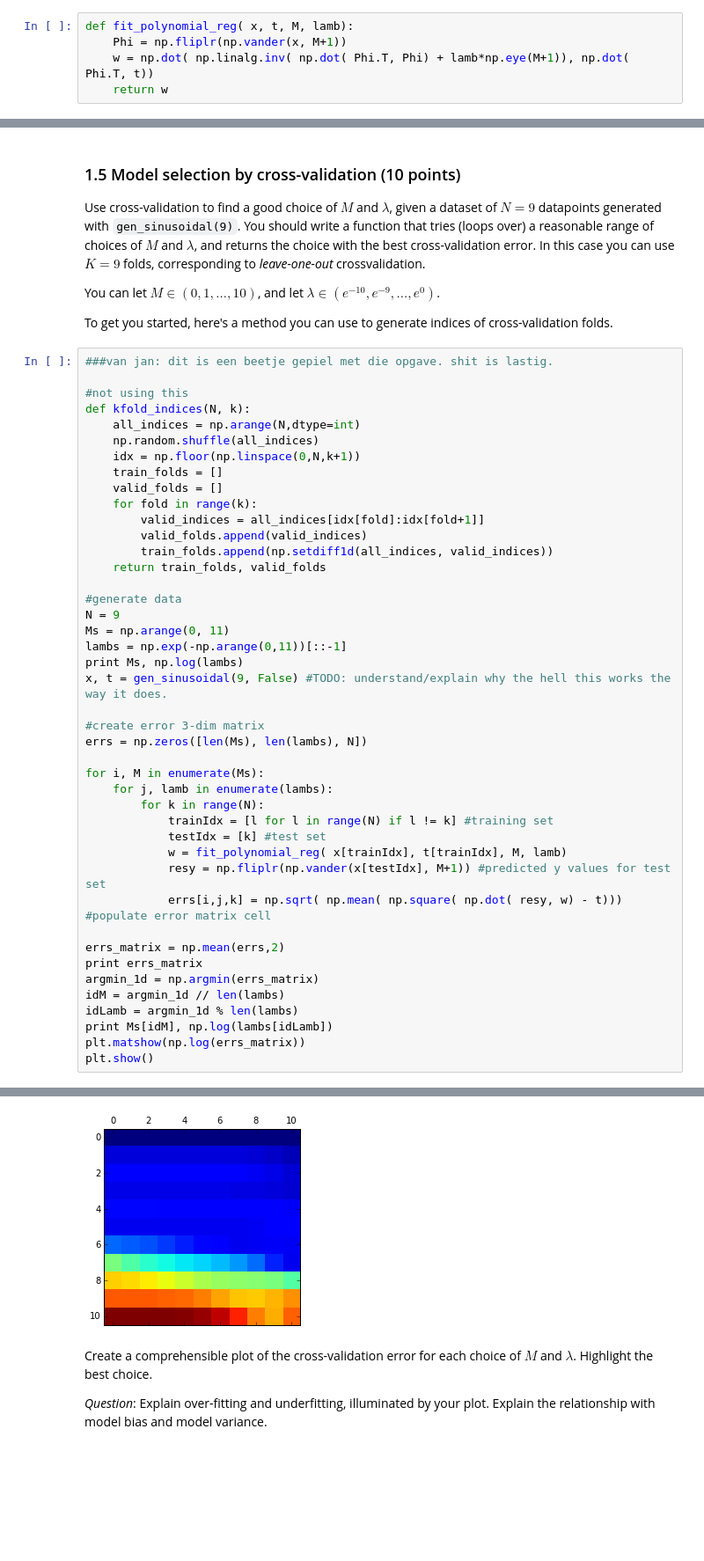
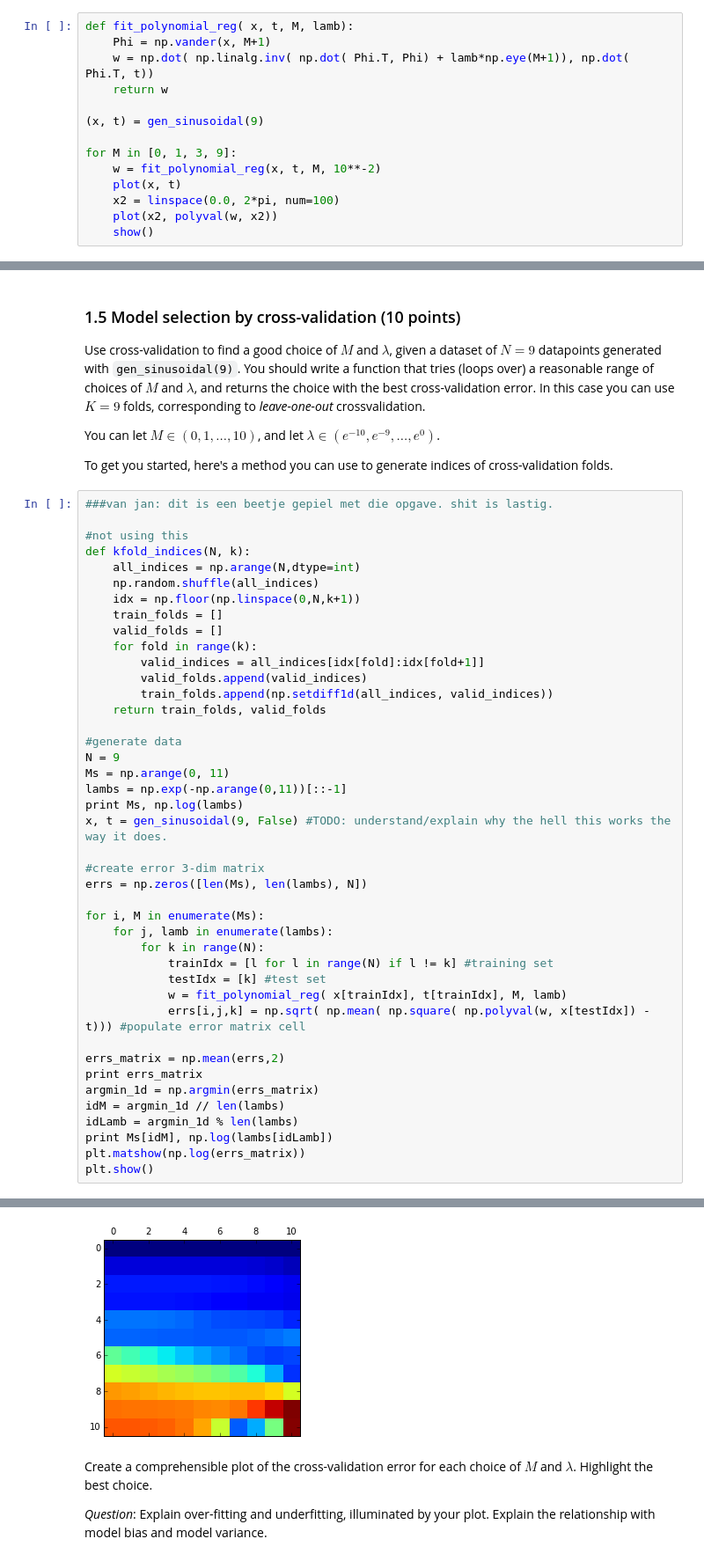
Before and after one commit to UnarmedLad/Machine-Learning-1, a Jupyter notebook: Lab1_Cornelissen_deGroot_Mulder_Westerdiep.ipynb, the cells around one changed output, grey strips where cells are left out. Shown: that part at 88% size. Drawn from its saved outputs; the diff is of its cells as text; blank space fills up the shorter version.

```diff
--- a/Lab1_Cornelissen_deGroot_Mulder_Westerdiep.ipynb
+++ b/Lab1_Cornelissen_deGroot_Mulder_Westerdiep.ipynb
@@ -90,6 +90,15 @@ $E(\bw) = \frac{1}{2} (\bPhi\bw - \bt)^T(\bPhi\bw - \bt) + \frac{\lambda}{2} \ma
 For background, see section 3.1.4 of the MLPR book.
 # %%
 def fit_polynomial_reg( x, t, M, lamb):
-    Phi = np.fliplr(np.vander(x, M+1))
+    Phi = np.vander(x, M+1)
     w = np.dot( np.linalg.inv( np.dot( Phi.T, Phi) + lamb*np.eye(M+1)), np.dot( Phi.T, t))
     return w
+
+(x, t) = gen_sinusoidal(9)
+
+for M in [0, 1, 3, 9]:
+    w = fit_polynomial_reg(x, t, M, 10**-2)
+    plot(x, t)
+    x2 = linspace(0.0, 2*pi, num=100)
+    plot(x2, polyval(w, x2))
+    show()
@@ -137,8 +151,7 @@ for i, M in enumerate(Ms):
             trainIdx = [l for l in range(N) if l != k] #training set
             testIdx = [k] #test set
             w = fit_polynomial_reg( x[trainIdx], t[trainIdx], M, lamb)
-            resy = np.fliplr(np.vander(x[testIdx], M+1)) #predicted y values for test set
-            errs[i,j,k] = np.sqrt( np.mean( np.square( np.dot( resy, w) - t))) #populate error matrix cell
+            errs[i,j,k] = np.sqrt( np.mean( np.square( np.polyval(w, x[testIdx]) - t))) #populate error matrix cell
 
 errs_matrix = np.mean(errs,2)
 print errs_matrix
@@ -168,5 +181,5 @@ plt.show()
 0 0.0
-[figure, old version]
+[figure, new version]
 # %% [markdown]
 Create a comprehensible plot of the cross-validation error for each choice of $M$ and $\lambda$. Highlight the best choice.
 
```
Also changed, not shown: parts of 8 cells of this notebook.
